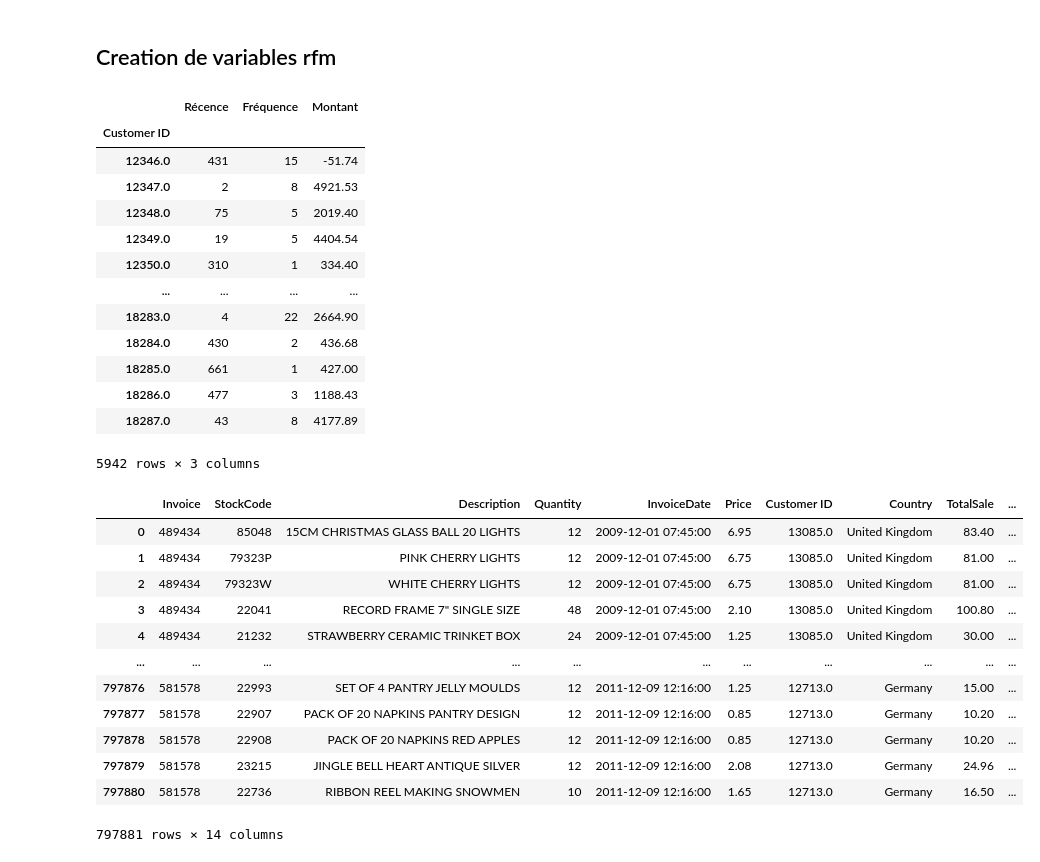
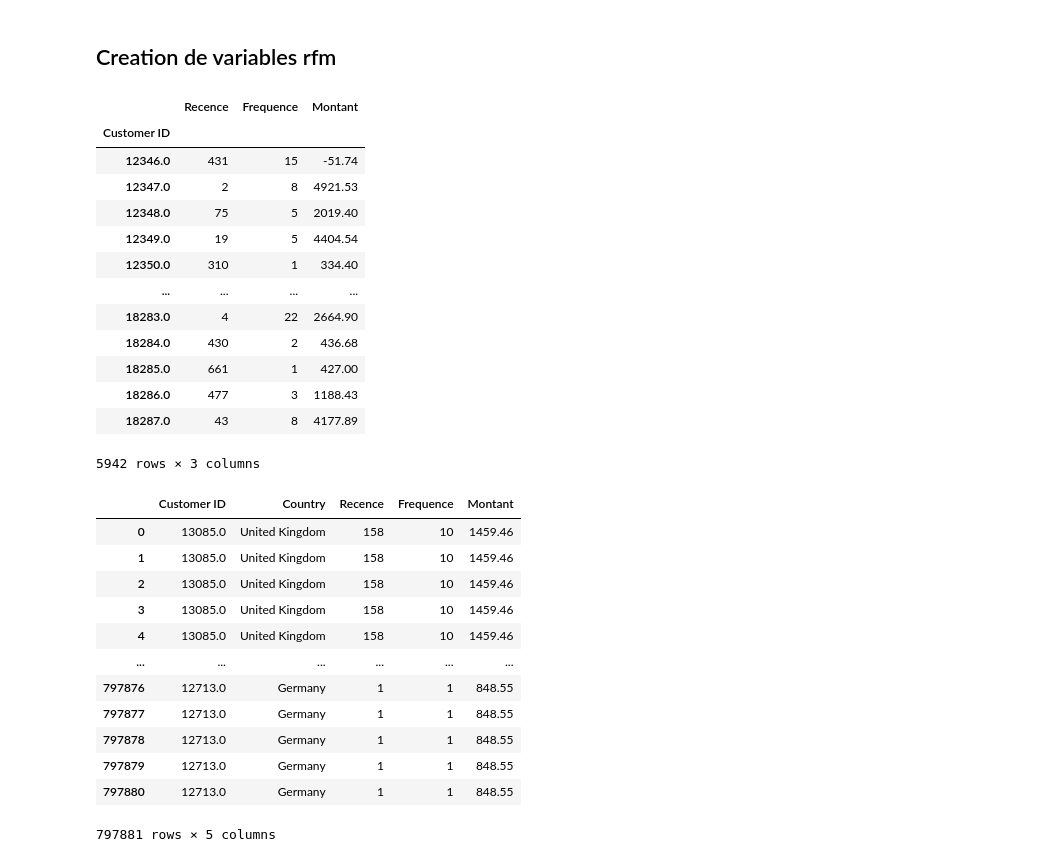
Before and after one commit to neevaiti/segmentation_client_simplon, a Jupyter notebook: rubic.ipynb, the cells around one changed output. Drawn from its saved outputs; the diff is of its cells as text; code cells hidden in the pictures.

```diff
--- a/rubic.ipynb
+++ b/rubic.ipynb
@@ -386,14 +412,14 @@ rfm = df.groupby(['Customer ID']).agg({
 })
 
 rfm.rename(columns={
-    'InvoiceDate': 'Récence',
-    'Invoice': 'Fréquence',
+    'InvoiceDate': 'Recence',
+    'Invoice': 'Frequence',
     'TotalSale': 'Montant'
 }, inplace=True)
 
 rfm
 # %% [output]
-|  | Récence | Fréquence | Montant |
+|  | Recence | Frequence | Montant |
 | Customer ID |  |  |  |
 | 12346.0 | 431 | 15 | -51.74 |
 | 12347.0 | 2 | 8 | 4921.53 |
@@ -409,18 +435,19 @@ rfm
 5942 rows × 3 columns
 # %%
 df_rfm = df.merge(rfm, on='Customer ID')
+df_rfm = df_rfm.drop(['Invoice', 'StockCode', 'Description', 'Quantity', 'InvoiceDate', 'Price', 'TotalSale', 'Year', 'Month'], axis=1)
 df_rfm
 # %% [output]
-|  | Invoice | StockCode | Description | Quantity | InvoiceDate | Price | Customer ID | Country | TotalSale | ... |
-| 0 | 489434 | 85048 | 15CM CHRISTMAS GLASS BALL 20 LIGHTS | 12 | 2009-12-01 07:45:00 | 6.95 | 13085.0 | United Kingdom | 83.40 | ... |
-| 1 | 489434 | 79323P | PINK CHERRY LIGHTS | 12 | 2009-12-01 07:45:00 | 6.75 | 13085.0 | United Kingdom | 81.00 | ... |
-| 2 | 489434 | 79323W | WHITE CHERRY LIGHTS | 12 | 2009-12-01 07:45:00 | 6.75 | 13085.0 | United Kingdom | 81.00 | ... |
-| 3 | 489434 | 22041 | RECORD FRAME 7" SINGLE SIZE | 48 | 2009-12-01 07:45:00 | 2.10 | 13085.0 | United Kingdom | 100.80 | ... |
-| 4 | 489434 | 21232 | STRAWBERRY CERAMIC TRINKET BOX | 24 | 2009-12-01 07:45:00 | 1.25 | 13085.0 | United Kingdom | 30.00 | ... |
-| ... | ... | ... | ... | ... | ... | ... | ... | ... | ... | ... |
-| 797876 | 581578 | 22993 | SET OF 4 PANTRY JELLY MOULDS | 12 | 2011-12-09 12:16:00 | 1.25 | 12713.0 | Germany | 15.00 | ... |
-| 797877 | 581578 | 22907 | PACK OF 20 NAPKINS PANTRY DESIGN | 12 | 2011-12-09 12:16:00 | 0.85 | 12713.0 | Germany | 10.20 | ... |
-| 797878 | 581578 | 22908 | PACK OF 20 NAPKINS RED APPLES | 12 | 2011-12-09 12:16:00 | 0.85 | 12713.0 | Germany | 10.20 | ... |
-| 797879 | 581578 | 23215 | JINGLE BELL HEART ANTIQUE SILVER | 12 | 2011-12-09 12:16:00 | 2.08 | 12713.0 | Germany | 24.96 | ... |
-| 797880 | 581578 | 22736 | RIBBON REEL MAKING SNOWMEN | 10 | 2011-12-09 12:16:00 | 1.65 | 12713.0 | Germany | 16.50 | ... |
+|  | Customer ID | Country | Recence | Frequence | Montant |
+| 0 | 13085.0 | United Kingdom | 158 | 10 | 1459.46 |
+| 1 | 13085.0 | United Kingdom | 158 | 10 | 1459.46 |
+| 2 | 13085.0 | United Kingdom | 158 | 10 | 1459.46 |
+| 3 | 13085.0 | United Kingdom | 158 | 10 | 1459.46 |
+| 4 | 13085.0 | United Kingdom | 158 | 10 | 1459.46 |
+| ... | ... | ... | ... | ... | ... |
+| 797876 | 12713.0 | Germany | 1 | 1 | 848.55 |
+| 797877 | 12713.0 | Germany | 1 | 1 | 848.55 |
+| 797878 | 12713.0 | Germany | 1 | 1 | 848.55 |
+| 797879 | 12713.0 | Germany | 1 | 1 | 848.55 |
+| 797880 | 12713.0 | Germany | 1 | 1 | 848.55 |
-797881 rows × 14 columns
+797881 rows × 5 columns
```
Also changed, not shown: parts of 4 cells of this notebook, 1 other file.
